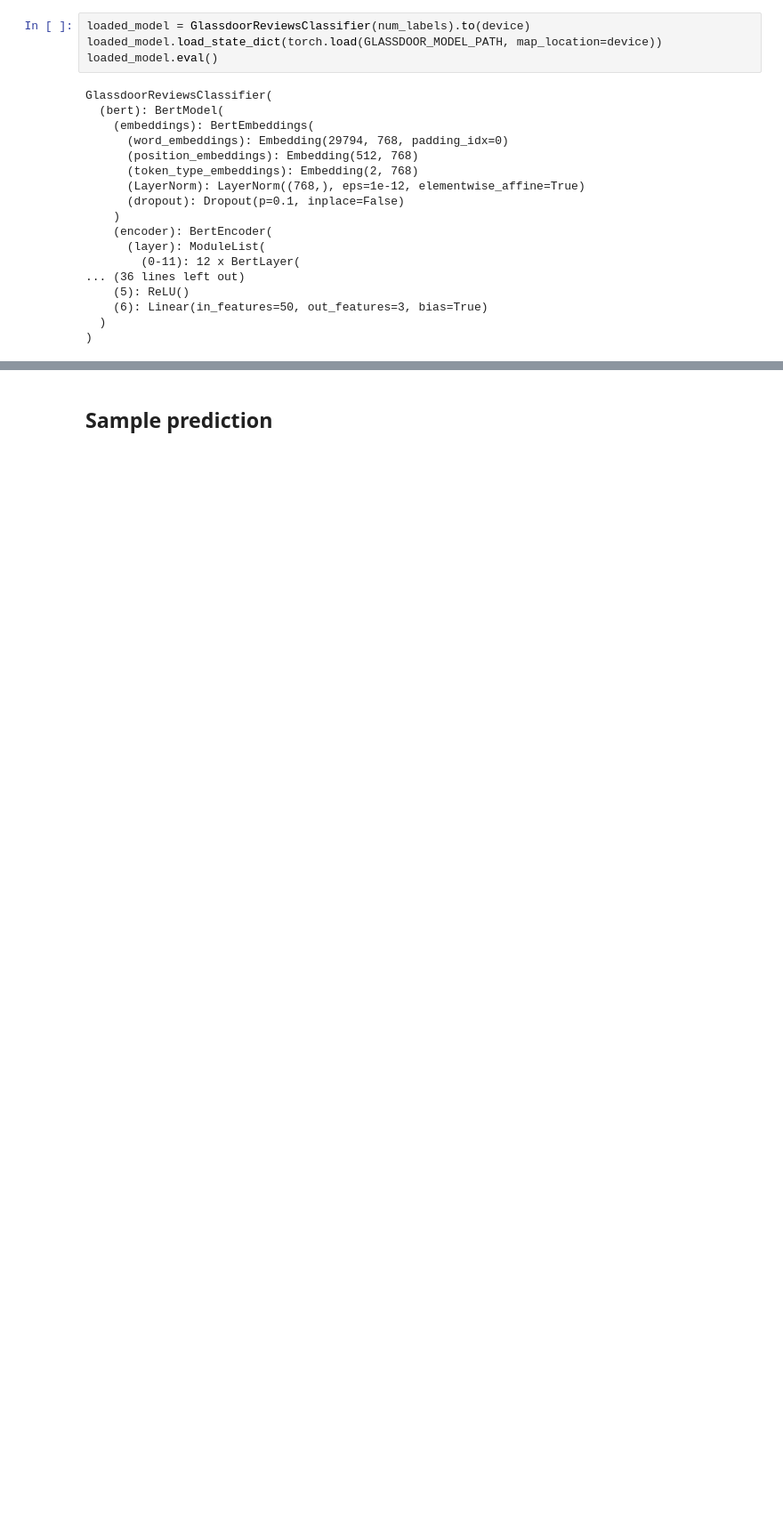
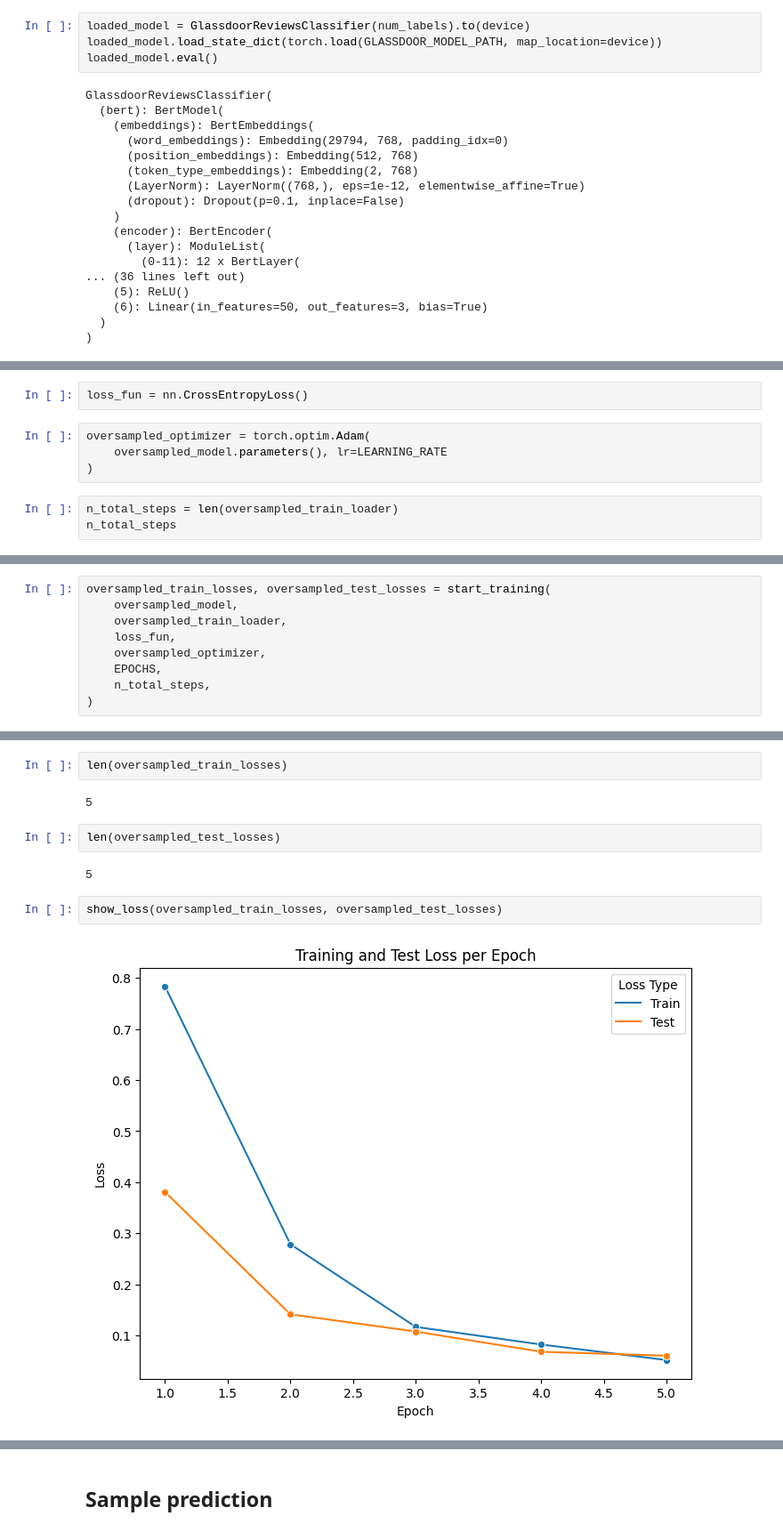
Before and after one commit to stevillis/glassdoor-reviews-analysis-nlp, a Jupyter notebook: train_model/train.ipynb, the cells around one changed output, grey strips where cells are left out. Shown at 89% size. Cells and saved outputs as stored; diff of their text form; blank space fills up the shorter version.

```diff
--- a/train_model/train.ipynb
+++ b/train_model/train.ipynb
@@ -463,0 +597,9 @@ GlassdoorReviewsClassifier(
+# %%
+loss_fun = nn.CrossEntropyLoss()
+# %%
+oversampled_optimizer = torch.optim.Adam(
+    oversampled_model.parameters(), lr=LEARNING_RATE
+)
+# %%
+n_total_steps = len(oversampled_train_loader)
+n_total_steps
@@ -463,0 +608,9 @@ GlassdoorReviewsClassifier(
+# %%
+oversampled_train_losses, oversampled_test_losses = start_training(
+    oversampled_model,
+    oversampled_train_loader,
+    loss_fun,
+    oversampled_optimizer,
+    EPOCHS,
+    n_total_steps,
+)
@@ -463,0 +637,12 @@ GlassdoorReviewsClassifier(
+# %%
+len(oversampled_train_losses)
+# %% [output]
+5
+# %%
+len(oversampled_test_losses)
+# %% [output]
+5
+# %%
+show_loss(oversampled_train_losses, oversampled_test_losses)
+# %% [output]
+[figure, added]
```
Also changed, not shown: parts of 77 cells of this notebook, 2 other files.
